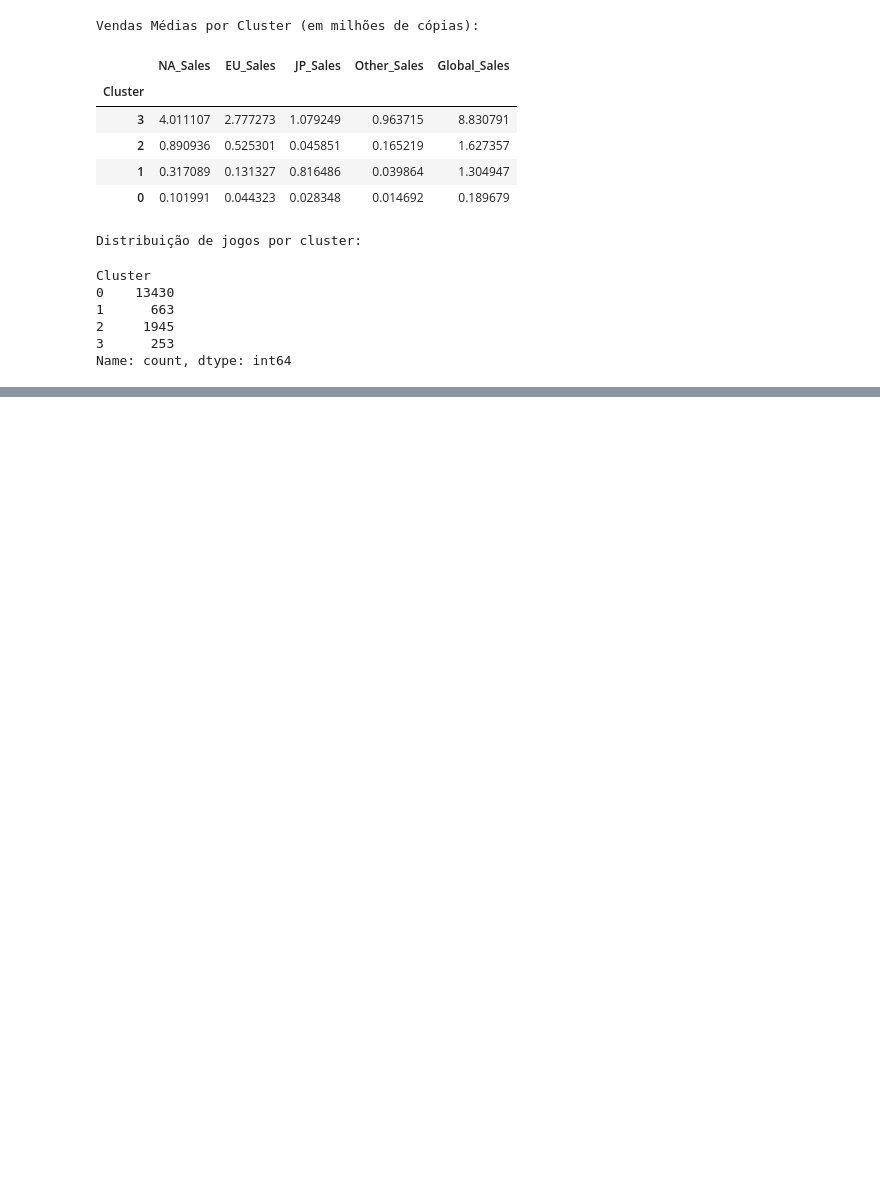
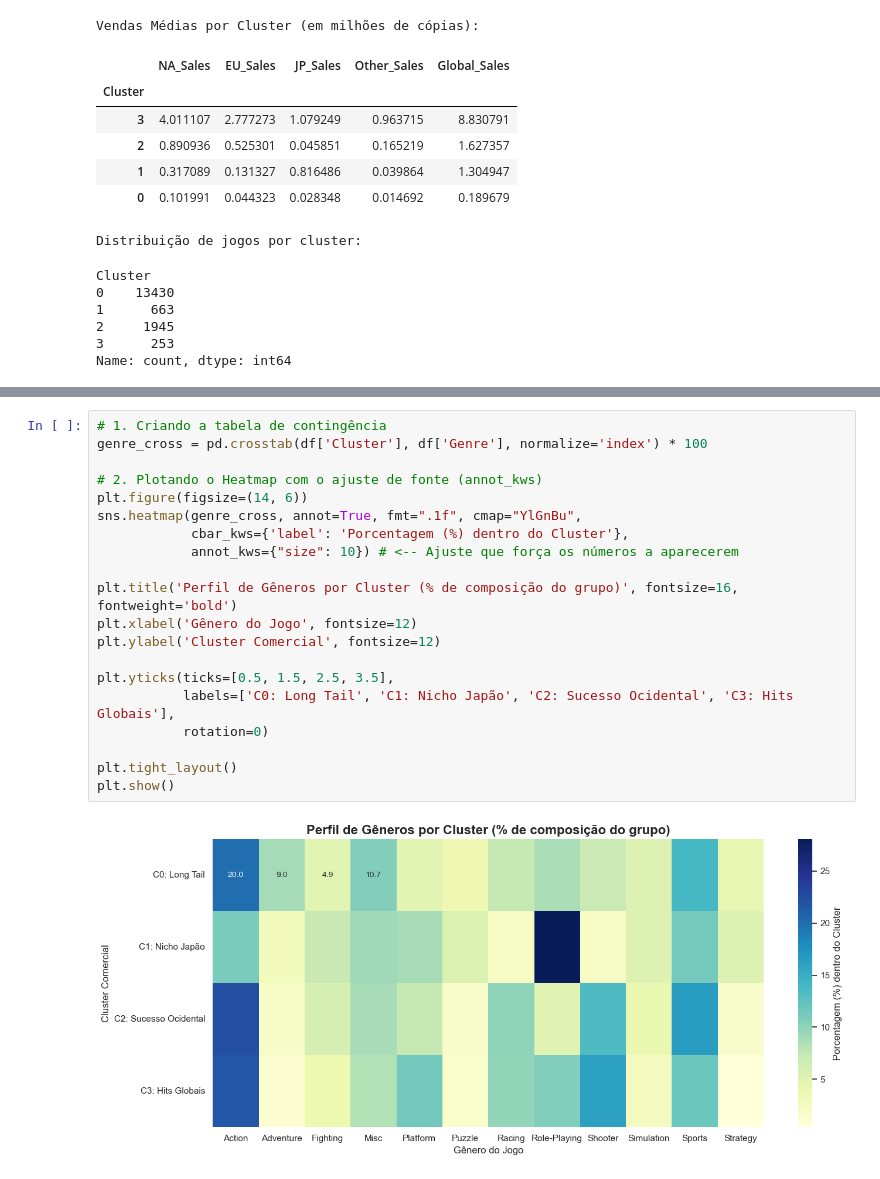
Before and after one commit to jg2alv/tp1-md, a Jupyter notebook: projeto/modelagem.ipynb, the cells around one changed output, grey strips where cells are left out. Saved outputs shown, nothing was run; the diff lists cells and outputs as text; blank space fills up the shorter version.

```diff
--- a/projeto/modelagem.ipynb
+++ b/projeto/modelagem.ipynb
@@ -116,0 +123,22 @@ A execução do K-Means com $k=4$ revelou uma segmentação clara e estratégica
+# %%
+# 1. Criando a tabela de contingência
+genre_cross = pd.crosstab(df['Cluster'], df['Genre'], normalize='index') * 100
+
+# 2. Plotando o Heatmap com o ajuste de fonte (annot_kws)
+plt.figure(figsize=(14, 6))
+sns.heatmap(genre_cross, annot=True, fmt=".1f", cmap="YlGnBu",
+            cbar_kws={'label': 'Porcentagem (%) dentro do Cluster'},
+            annot_kws={"size": 10}) # <-- Ajuste que força os números a aparecerem
+
+plt.title('Perfil de Gêneros por Cluster (% de composição do grupo)', fontsize=16, fontweight='bold')
+plt.xlabel('Gênero do Jogo', fontsize=12)
+plt.ylabel('Cluster Comercial', fontsize=12)
+
+plt.yticks(ticks=[0.5, 1.5, 2.5, 3.5],
+           labels=['C0: Long Tail', 'C1: Nicho Japão', 'C2: Sucesso Ocidental', 'C3: Hits Globais'],
+           rotation=0)
+
+plt.tight_layout()
+plt.show()
+# %% [output]
+[figure, added]
```
Also changed, not shown: parts of 18 cells of this notebook.
